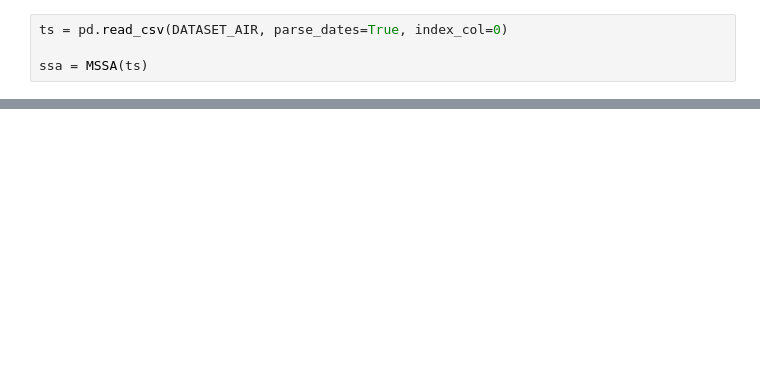
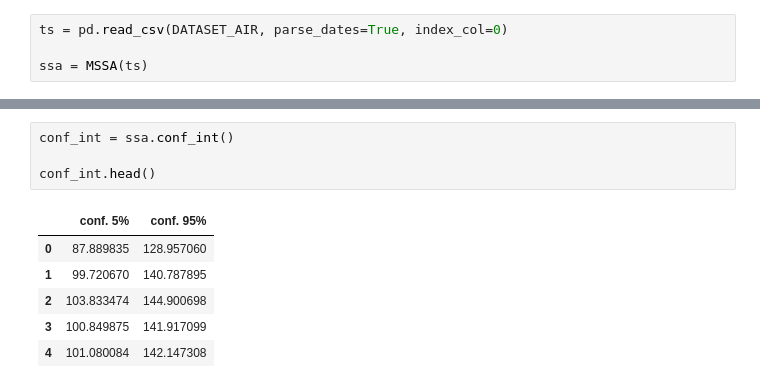
Before and after one commit to AndrewSukhobok95/ssa, a Jupyter notebook: Tutorial.ipynb, the cells around one changed output, grey strips where cells are left out. Cells and saved outputs as stored; diff of their text form; blank space fills up the shorter version.

```diff
--- a/Tutorial.ipynb
+++ b/Tutorial.ipynb
@@ -105,0 +123,11 @@ plt.show()
+# %%
+conf_int = ssa.conf_int()
+
+conf_int.head()
+# %% [output]
+|  | conf. 5% | conf. 95% |
+| 0 | 87.889835 | 128.957060 |
+| 1 | 99.720670 | 140.787895 |
+| 2 | 103.833474 | 144.900698 |
+| 3 | 100.849875 | 141.917099 |
+| 4 | 101.080084 | 142.147308 |
```
Also changed, not shown: parts of 21 cells of this notebook, 1 other file.
